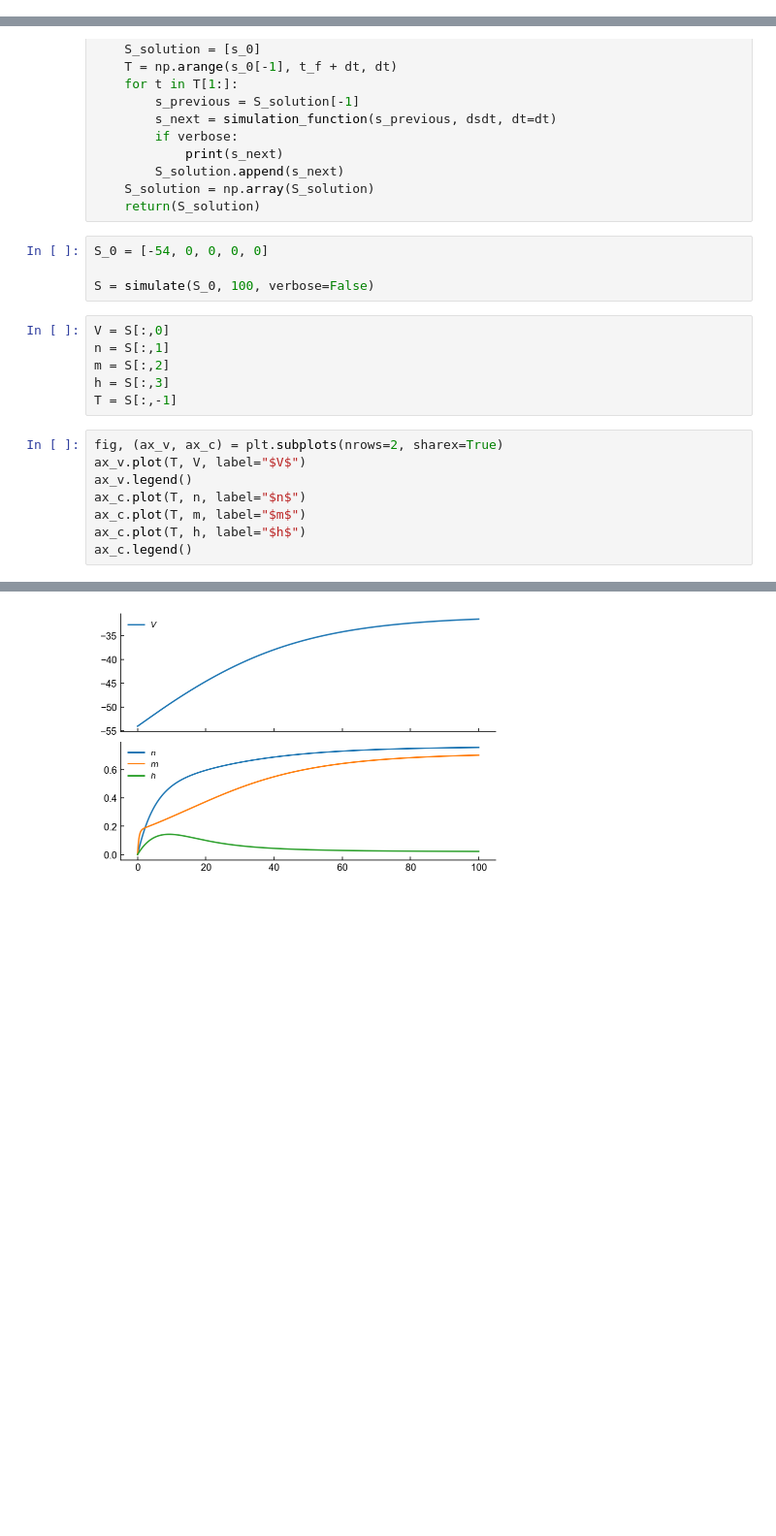
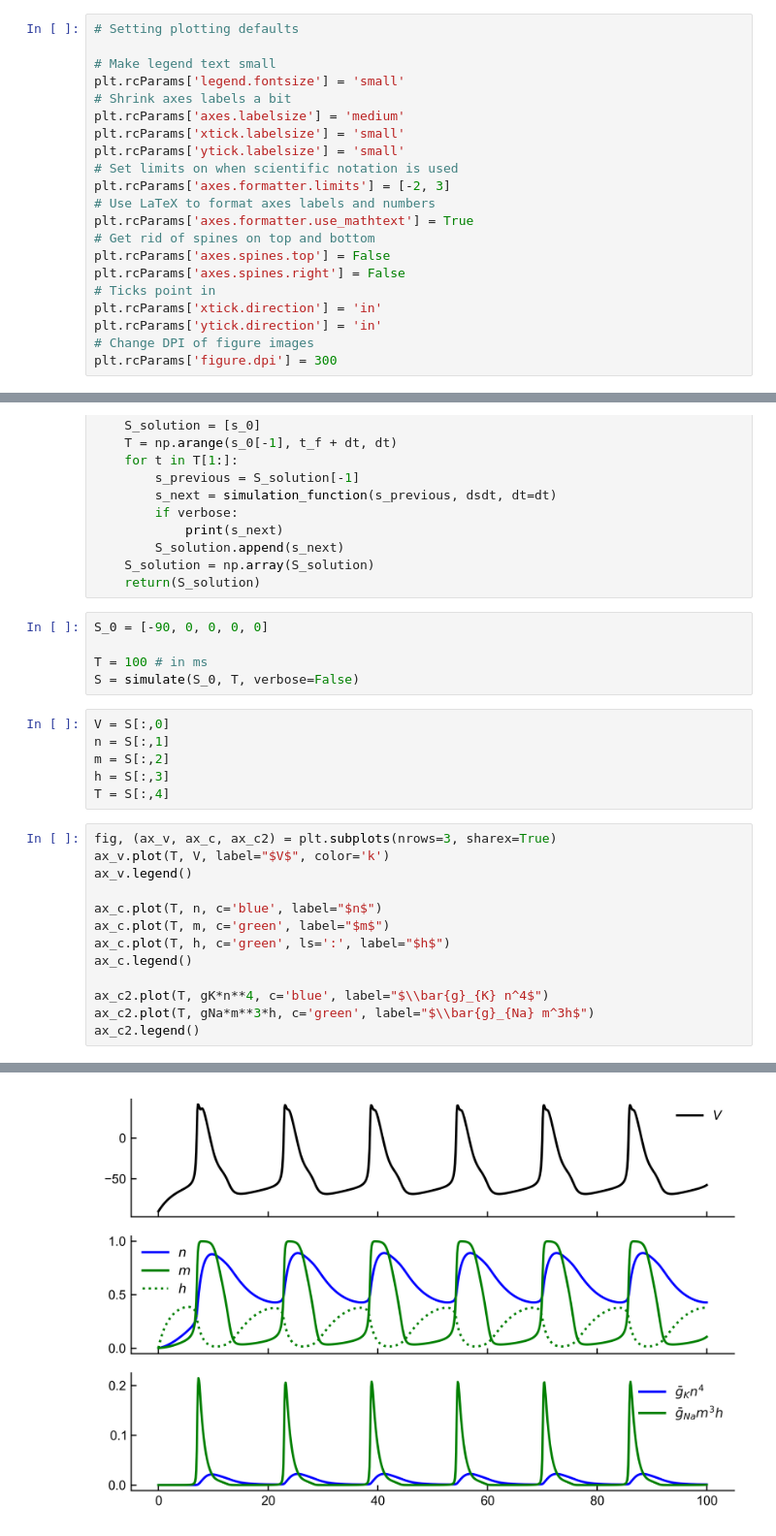
Before and after one commit to badralbanna/FTN, a Jupyter notebook: HH simulation (beta).ipynb, the cells around one changed output, grey strips where cells are left out. Shown at 97% size. Drawn from its saved outputs; the diff is of its cells as text; blank space fills up the shorter version.

```diff
--- a/HH simulation (beta).ipynb
+++ b/HH simulation (beta).ipynb
@@ -17,4 +17,25 @@ import matplotlib.pyplot as plt
 # For retina displays only
 from IPython.display import set_matplotlib_formats
 set_matplotlib_formats('retina')
+# %%
+# Setting plotting defaults
+
+# Make legend text small
+plt.rcParams['legend.fontsize'] = 'small'
+# Shrink axes labels a bit
+plt.rcParams['axes.labelsize'] = 'medium'
+plt.rcParams['xtick.labelsize'] = 'small'
+plt.rcParams['ytick.labelsize'] = 'small'
+# Set limits on when scientific notation is used
+plt.rcParams['axes.formatter.limits'] = [-2, 3]
+# Use LaTeX to format axes labels and numbers
+plt.rcParams['axes.formatter.use_mathtext'] = True
+# Get rid of spines on top and bottom
+plt.rcParams['axes.spines.top'] = False
+plt.rcParams['axes.spines.right'] = False
+# Ticks point in
+plt.rcParams['xtick.direction'] = 'in'
+plt.rcParams['ytick.direction'] = 'in'
+# Change DPI of figure images
+plt.rcParams['figure.dpi'] = 300
 # %% [markdown]
@@ -96,23 +134,29 @@ def simulate(s_0, t_f, dsdt=dSdt, simulation_function=find_next_point_midpoint,
     S_solution = np.array(S_solution)
     return(S_solution)
 # %%
-S_0 = [-54, 0, 0, 0, 0]
+S_0 = [-90, 0, 0, 0, 0]
 
-S = simulate(S_0, 100, verbose=False)
+T = 100 # in ms
+S = simulate(S_0, T, verbose=False)
 # %%
 V = S[:,0]
 n = S[:,1]
 m = S[:,2]
 h = S[:,3]
-T = S[:,-1]
+T = S[:,4]
 # %%
-fig, (ax_v, ax_c) = plt.subplots(nrows=2, sharex=True)
-ax_v.plot(T, V, label="$V$")
+fig, (ax_v, ax_c, ax_c2) = plt.subplots(nrows=3, sharex=True)
+ax_v.plot(T, V, label="$V$", color='k')
 ax_v.legend()
-ax_c.plot(T, n, label="$n$")
-ax_c.plot(T, m, label="$m$")
-ax_c.plot(T, h, label="$h$")
+
+ax_c.plot(T, n, c='blue', label="$n$")
+ax_c.plot(T, m, c='green', label="$m$")
+ax_c.plot(T, h, c='green', ls=':', label="$h$")
 ax_c.legend()
+
+ax_c2.plot(T, gK*n**4, c='blue', label="$\\bar{g}_{K} n^4$")
+ax_c2.plot(T, gNa*m**3*h, c='green', label="$\\bar{g}_{Na} m^3h$")
+ax_c2.legend()
 # %% [output]
 <matplotlib.legend.Legend at 0x...>
-[figure, old version]
+[figure, new version]
```
Also changed, not shown: parts of 2 cells of this notebook.
